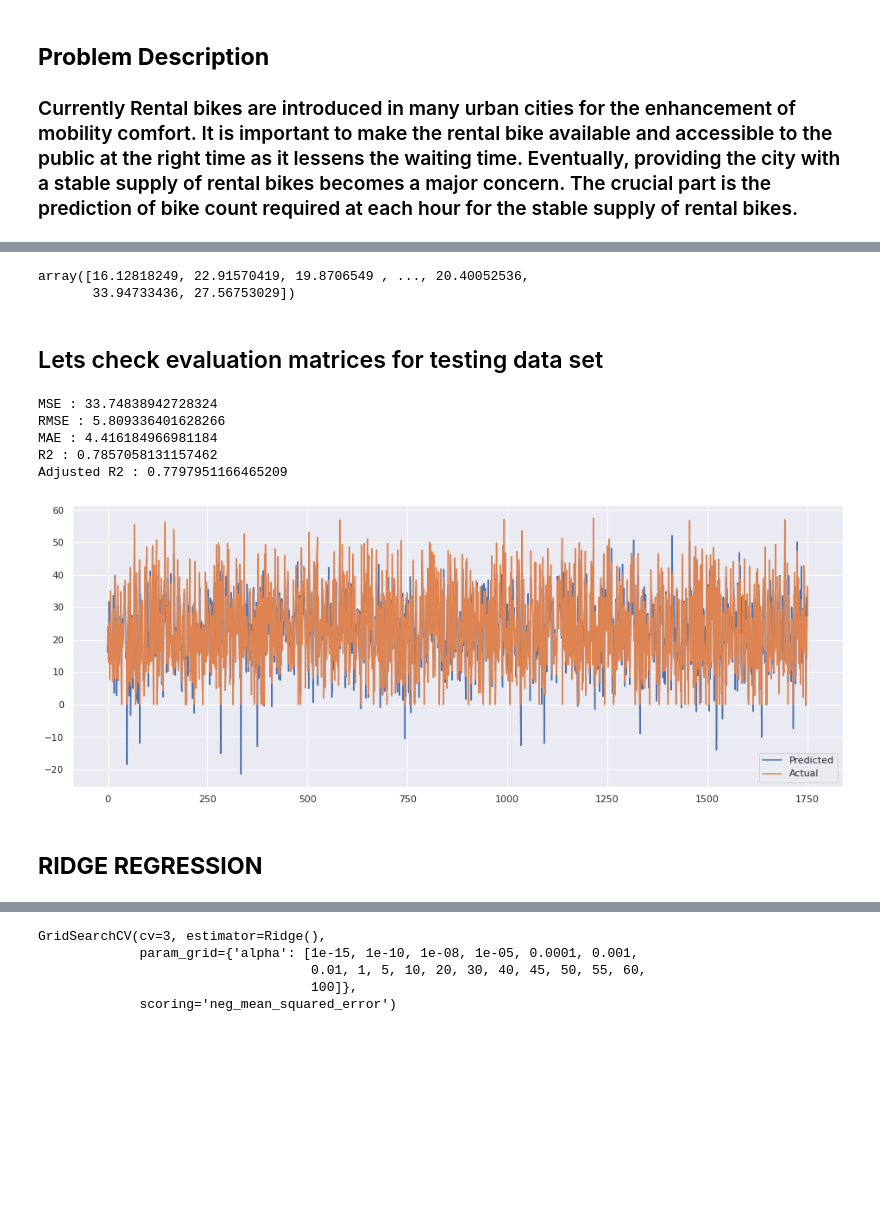
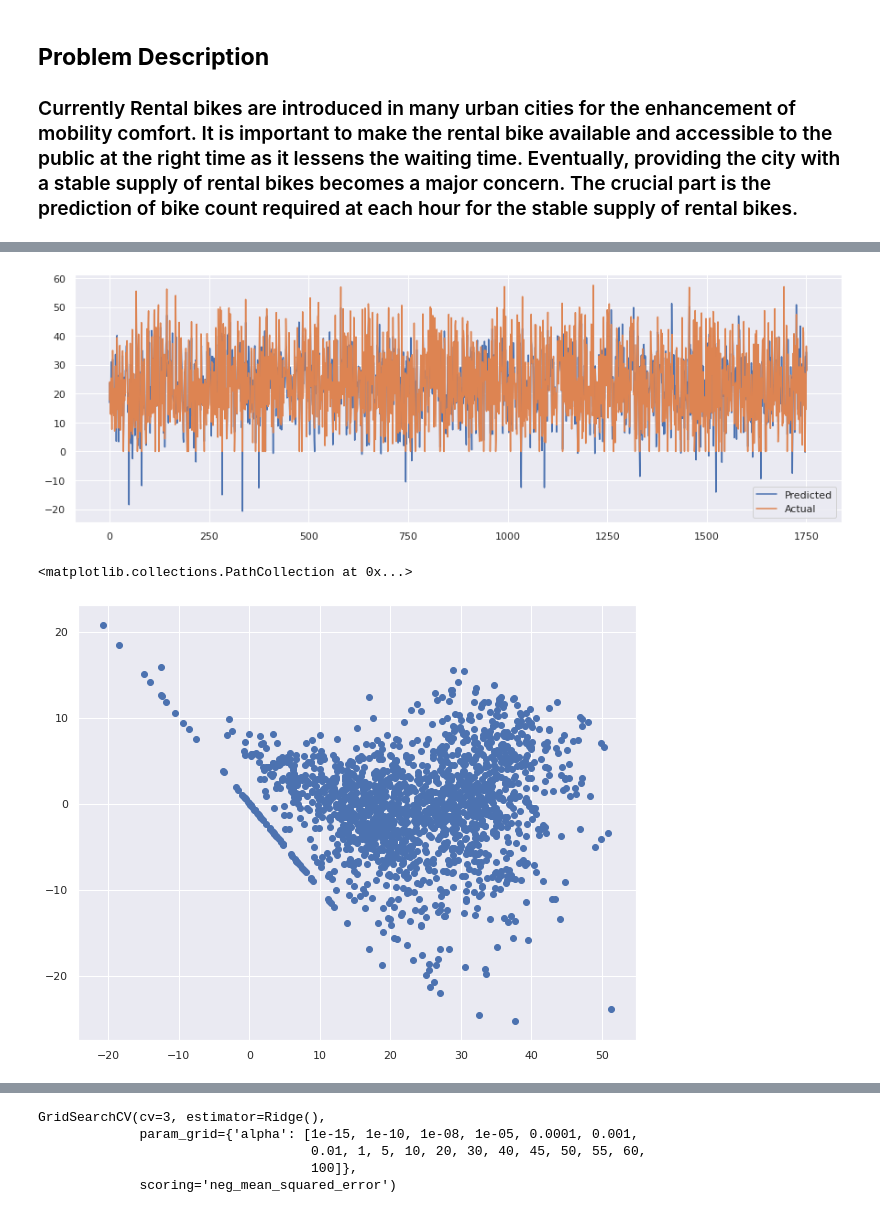
Before and after one commit to Raneevk/Seoul-Bike-Sharing-Demand-Prediction, a Jupyter notebook: Copy_of_Bike_Sharing_Demand_Prediction_Capstone_Project.ipynb, the cells around one changed output, grey strips where cells are left out. Cells and saved outputs as stored; diff of their text form; code cells hidden in the pictures; blank space fills up the shorter version.

```diff
--- a/Copy_of_Bike_Sharing_Demand_Prediction_Capstone_Project.ipynb
+++ b/Copy_of_Bike_Sharing_Demand_Prediction_Capstone_Project.ipynb
@@ -984,0 +710,4 @@ GridSearchCV(cv=5, estimator=Lasso(),
+# %%
+# Separating the dependent and independent features.
+X = bike_data.drop(columns= ['rented_bike_count'], axis =1)
+y = np.sqrt(bike_data['rented_bike_count'])
@@ -984,0 +744,4 @@ GridSearchCV(cv=5, estimator=Lasso(),
+# %%
+# Fitting a linear regression model
+lr = LinearRegression()
+lr.fit(X_train, y_train)
@@ -984,0 +888,9 @@ GridSearchCV(cv=5, estimator=Lasso(),
+# %%
+# Using GridSearch CV for hyperparameter tuning
+### Cross validation
+from sklearn.model_selection import GridSearchCV
+from sklearn.linear_model import Lasso
+lasso = Lasso()
+parameters = {'alpha': [1e-15,1e-13,1e-10,1e-8,1e-5,1e-4,1e-3,1e-2,1e-1,1,5,10,20,30,40,45,50,55,60,100] }
+lasso_regressor = GridSearchCV(lasso, parameters, scoring='neg_mean_squared_error', cv=7)
+lasso_regressor.fit(X_train, y_train)
@@ -992,8 +910,5 @@ Using  {'alpha': 0.0014}  the negative mean squared error is:  -35.1675635096624
 # %%
-# Create an instance of Lasso Regression with updated alpha value
+# Creating an instance of Lasso Regression
+# Using alpha = 0.01 as we got from GridSearch CV
 from sklearn.linear_model import Lasso
-lasso = Lasso(alpha=0.0014, max_iter=3000)
-# Fit the Lasso model
-lasso.fit(X_train, y_train)
-# Create the model score
-print(lasso.score(X_test, y_test), lasso.score(X_train, y_train))
+lasso = Lasso(alpha = 0.001,max_iter = 3000 )
@@ -1045,36 +1024,0 @@ training_df=training_df.append(dict1,ignore_index=True)
-# %%
-y_pred_lasso = lasso_regressor.predict(X_test)
-y_pred_lasso
-# %% [output]
-array([16.12818249, 22.91570419, 19.8706549 , ..., 20.40052536,
-       33.94733436, 27.56753029])
-# %% [markdown]
-## Lets check evaluation matrices for testing data set
-# %%
-from sklearn.metrics import mean_squared_error
-#calculate MSE
-MSE_l= mean_squared_error(y_test, y_pred_test_lasso)
-print("MSE :",MSE_l)
-
-#calculate RMSE
-RMSE_l=np.sqrt(MSE_l)
-print("RMSE :",RMSE_l)
-
-
-#calculate MAE
-MAE_l= mean_absolute_error(y_test, y_pred_test_lasso)
-print("MAE :",MAE_l)
-
-
-from sklearn.metrics import r2_score
-#calculate r2 and adjusted r2
-r2_l= r2_score((y_test), (y_pred_test_lasso))
-print("R2 :",r2_l)
-Adjusted_R2_l=(1-(1-r2_score((y_test), (y_pred_test_lasso)))*((X_test.shape[0]-1)/(X_test.shape[0]-X_test.shape[1]-1)) )
-print("Adjusted R2 :",1-(1-r2_score((y_test), (y_pred_test_lasso)))*((X_test.shape[0]-1)/(X_test.shape[0]-X_test.shape[1]-1)) )
-# %% [output]
-MSE : 33.74838942728324
-RMSE : 5.809336401628266
-MAE : 4.416184966981184
-R2 : 0.7857058131157462
-Adjusted R2 : 0.7797951166465209
@@ -1091,10 +1025,15 @@ test_df=test_df.append(dict2,ignore_index=True)
 # %%
-plt.figure(figsize=(16,6))
-plt.plot((y_pred_lasso))
-plt.plot((np.array(y_test)))
+# Plotting the actual and predicted values for lasso regression
+plt.figure(figsize=(15,5))
+plt.plot(np.array(y_pred_test_lasso))
+plt.plot(np.array((y_test)))
 plt.legend(["Predicted","Actual"])
 plt.show()
 # %% [output]
-[figure, old version]
+[figure, new version]
-# %% [markdown]
-## **RIDGE REGRESSION**
+# %%
+## Heteroscedasticity
+plt.scatter((y_pred_test_lasso), (y_test)- (y_pred_test_lasso))
+# %% [output]
+<matplotlib.collections.PathCollection at 0x...>
+[figure, added]
```
Also changed, not shown: parts of 390 cells of this notebook.
